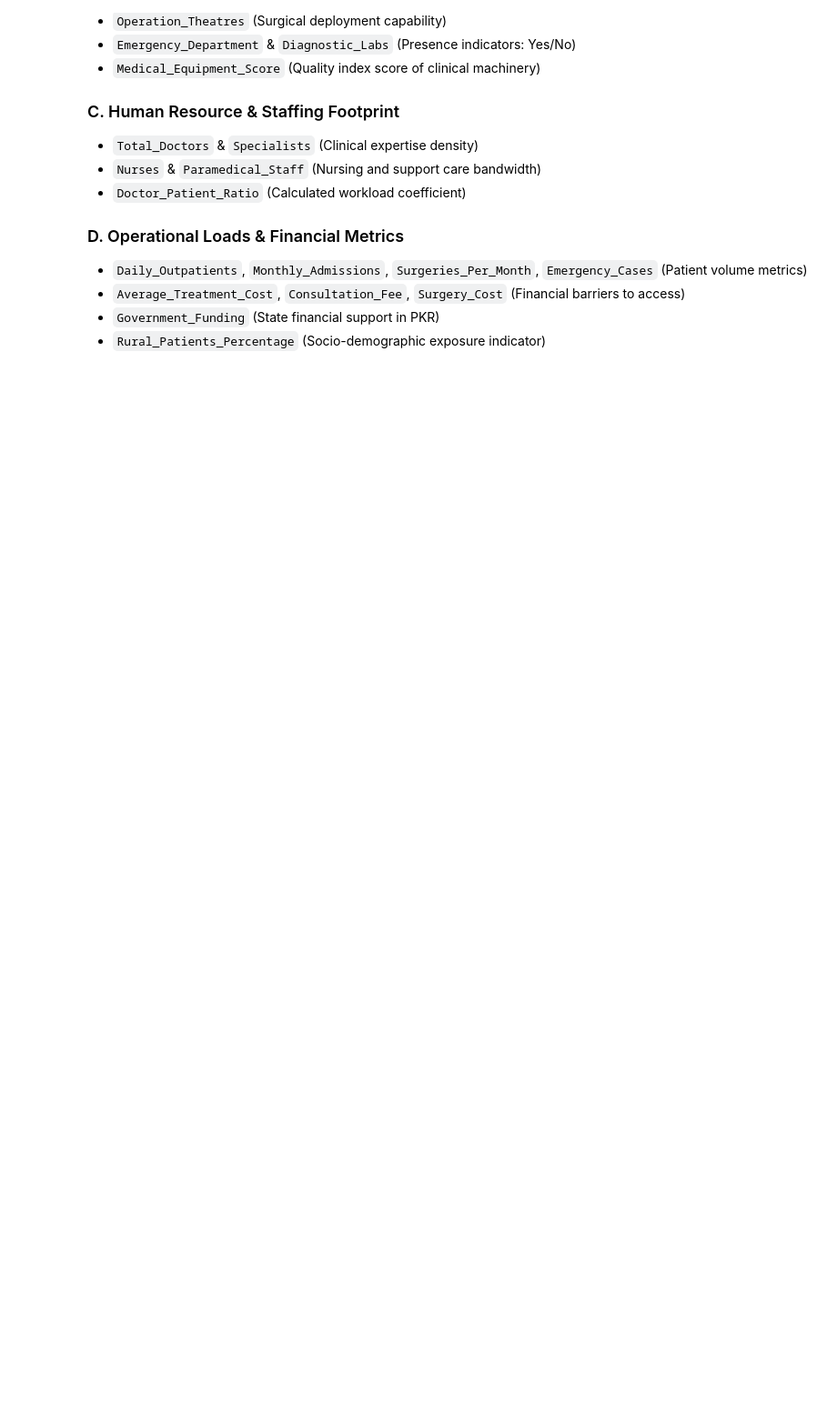
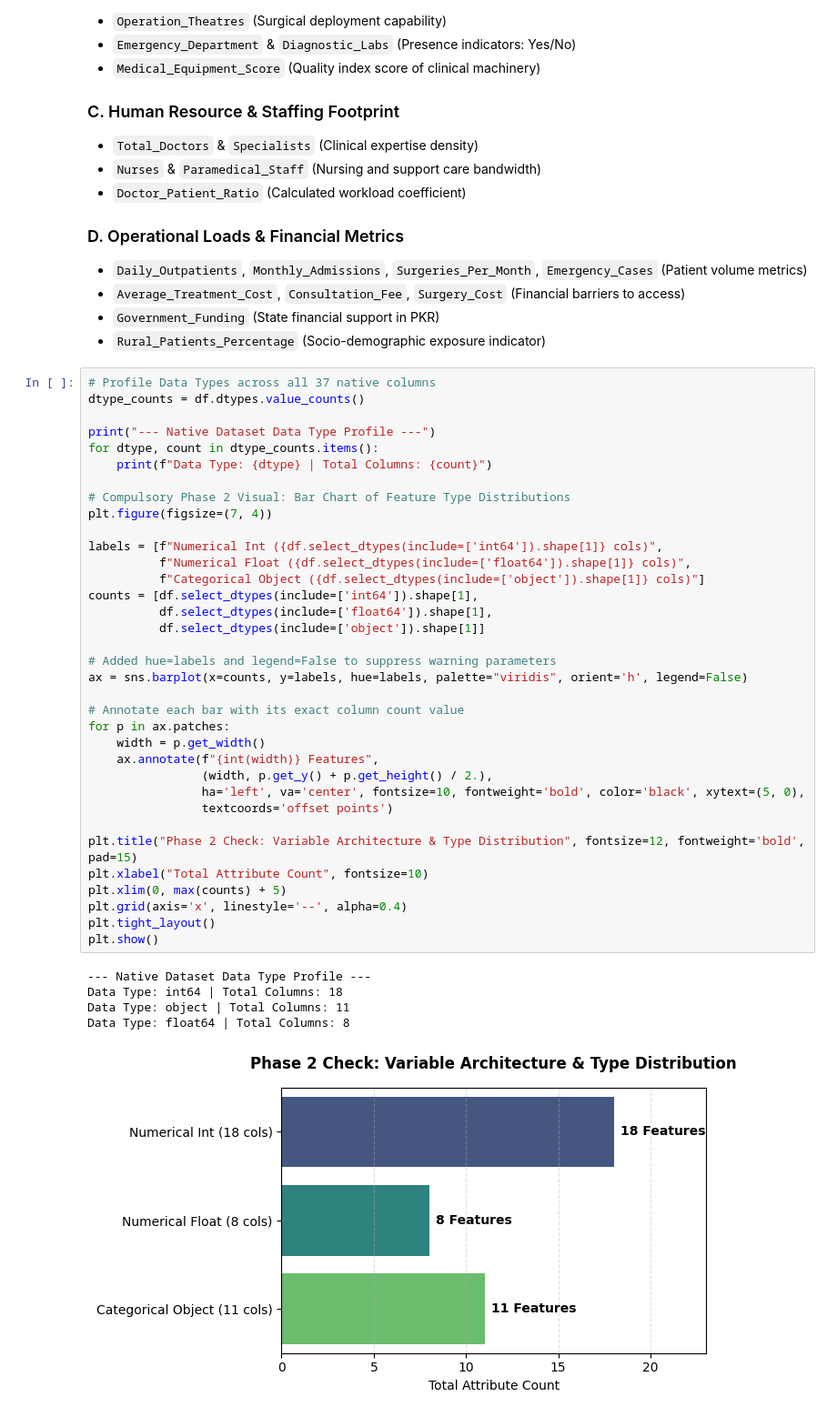
Before and after one commit to ANASSHAIKH-NOOB/AI-PROJECT, a Jupyter notebook: PROJECT.ipynb, the cells around one changed output. Shown at 91% size. Cells and saved outputs as stored; diff of their text form; blank space fills up the shorter version.

```diff
--- a/PROJECT.ipynb
+++ b/PROJECT.ipynb
@@ -112,3 +112,44 @@ To ensure clean processing during our upcoming multi-criteria feature selection
 - `Average_Treatment_Cost`, `Consultation_Fee`, `Surgery_Cost` (Financial barriers to access)
 - `Government_Funding` (State financial support in PKR)
 - `Rural_Patients_Percentage` (Socio-demographic exposure indicator)
+# %%
+# Profile Data Types across all 37 native columns
+dtype_counts = df.dtypes.value_counts()
+
+print("--- Native Dataset Data Type Profile ---")
+for dtype, count in dtype_counts.items():
+    print(f"Data Type: {dtype} | Total Columns: {count}")
+
+# Compulsory Phase 2 Visual: Bar Chart of Feature Type Distributions
+plt.figure(figsize=(7, 4))
+
+labels = [f"Numerical Int ({df.select_dtypes(include=['int64']).shape[1]} cols)",
+          f"Numerical Float ({df.select_dtypes(include=['float64']).shape[1]} cols)",
+          f"Categorical Object ({df.select_dtypes(include=['object']).shape[1]} cols)"]
+counts = [df.select_dtypes(include=['int64']).shape[1],
+          df.select_dtypes(include=['float64']).shape[1],
+          df.select_dtypes(include=['object']).shape[1]]
+
+# Added hue=labels and legend=False to suppress warning parameters
+ax = sns.barplot(x=counts, y=labels, hue=labels, palette="viridis", orient='h', legend=False)
+
+# Annotate each bar with its exact column count value
+for p in ax.patches:
+    width = p.get_width()
+    ax.annotate(f"{int(width)} Features",
+                (width, p.get_y() + p.get_height() / 2.),
+                ha='left', va='center', fontsize=10, fontweight='bold', color='black', xytext=(5, 0),
+                textcoords='offset points')
+
+plt.title("Phase 2 Check: Variable Architecture & Type Distribution", fontsize=12, fontweight='bold', pad=15)
+plt.xlabel("Total Attribute Count", fontsize=10)
+plt.xlim(0, max(counts) + 5)
+plt.grid(axis='x', linestyle='--', alpha=0.4)
+plt.tight_layout()
+plt.show()
+# %% [output]
+--- Native Dataset Data Type Profile ---
+Data Type: int64 | Total Columns: 18
+Data Type: object | Total Columns: 11
+Data Type: float64 | Total Columns: 8
+[figure, added]
```
